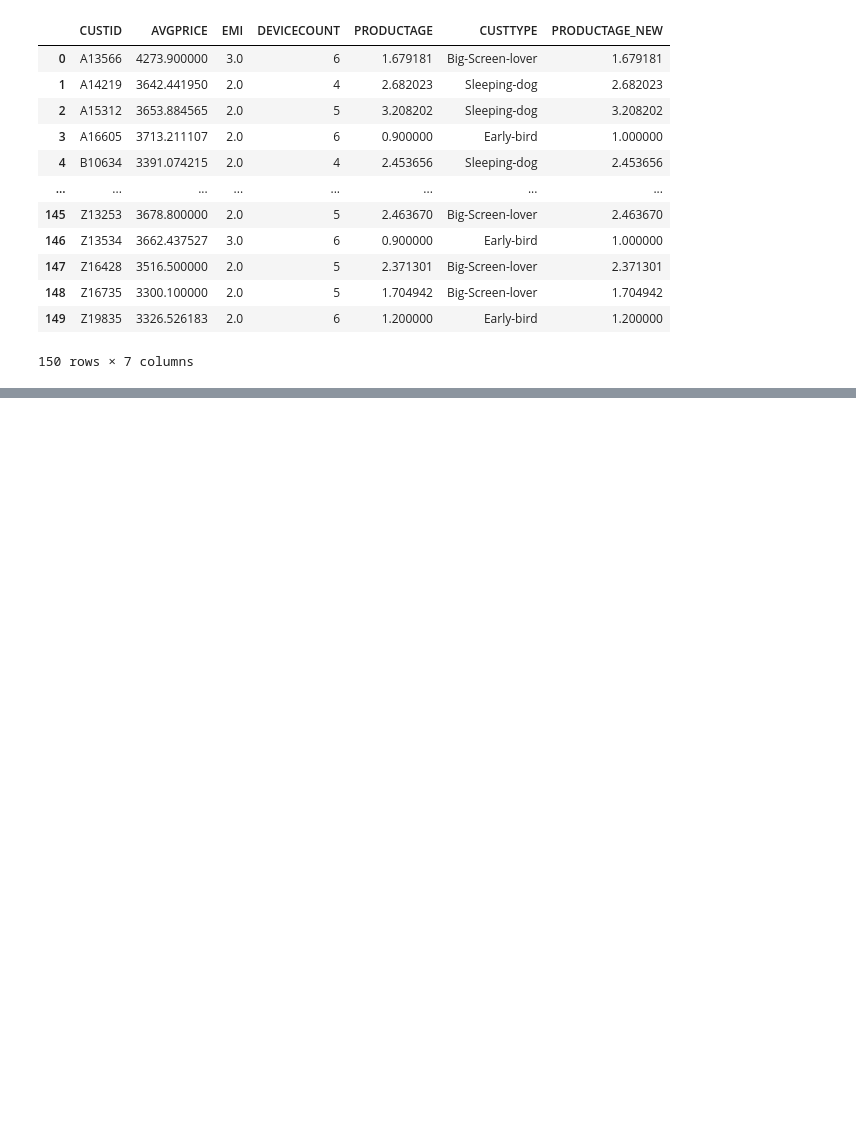
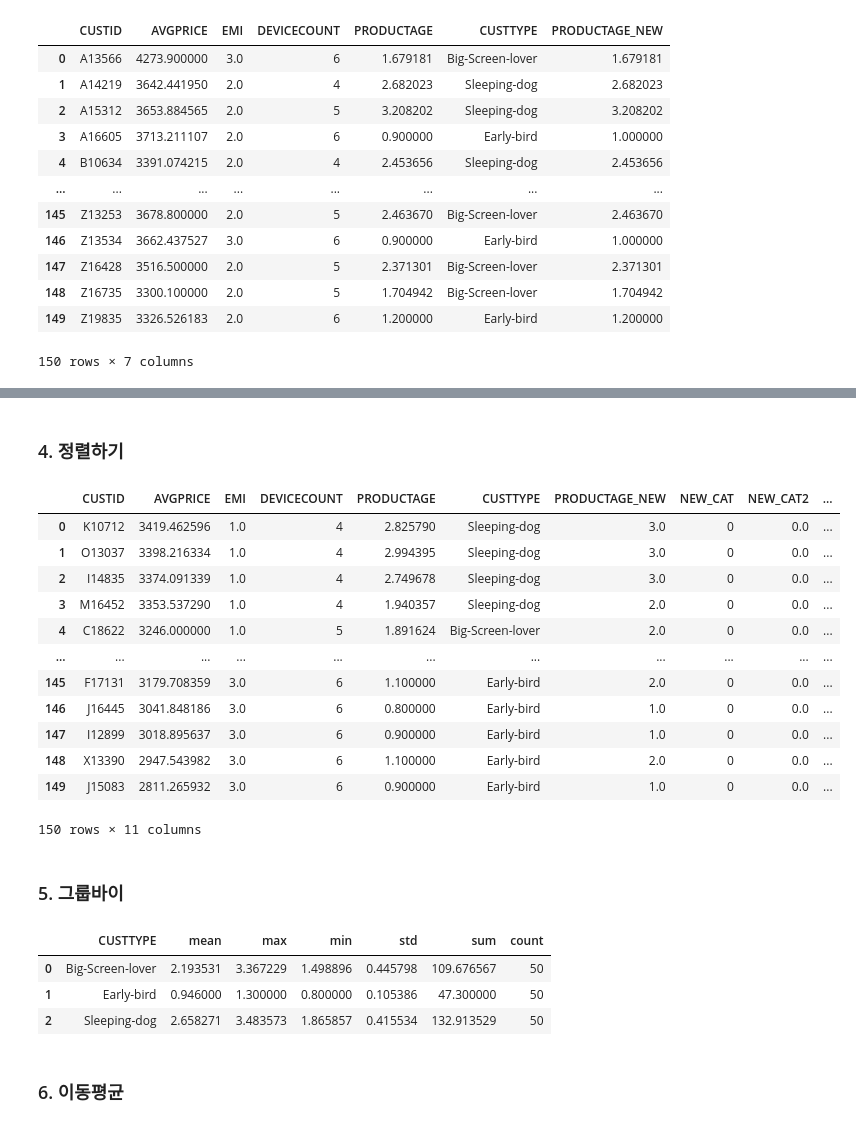
Before and after one commit to hyokwan/fintech_data_2026, a Jupyter notebook: codeset/01. data_analysis.ipynb, the cells around one changed output, grey strips where cells are left out. Saved outputs shown, nothing was run; the diff lists cells and outputs as text; code cells hidden in the pictures; blank space fills up the shorter version.

```diff
--- a/codeset/01. data_analysis.ipynb
+++ b/codeset/01. data_analysis.ipynb
@@ -183,0 +256,35 @@ customerData["PRODUCTAGE_NEW"] = \
+# %% [markdown]
+### 4. 정렬하기
+# %%
+# 정렬하기
+sortKey = ["EMI","AVGPRICE"]
+sortedData = customerData.sort_values( by = sortKey, ascending= [True, False] )
+sortedData = sortedData.reset_index(drop=True)
+sortedData
+# %% [output]
+|  | CUSTID | AVGPRICE | EMI | DEVICECOUNT | PRODUCTAGE | CUSTTYPE | PRODUCTAGE_NEW | NEW_CAT | NEW_CAT2 | ... |
+| 0 | K10712 | 3419.462596 | 1.0 | 4 | 2.825790 | Sleeping-dog | 3.0 | 0 | 0.0 | ... |
+| 1 | O13037 | 3398.216334 | 1.0 | 4 | 2.994395 | Sleeping-dog | 3.0 | 0 | 0.0 | ... |
+| 2 | I14835 | 3374.091339 | 1.0 | 4 | 2.749678 | Sleeping-dog | 3.0 | 0 | 0.0 | ... |
+| 3 | M16452 | 3353.537290 | 1.0 | 4 | 1.940357 | Sleeping-dog | 2.0 | 0 | 0.0 | ... |
+| 4 | C18622 | 3246.000000 | 1.0 | 5 | 1.891624 | Big-Screen-lover | 2.0 | 0 | 0.0 | ... |
+| ... | ... | ... | ... | ... | ... | ... | ... | ... | ... | ... |
+| 145 | F17131 | 3179.708359 | 3.0 | 6 | 1.100000 | Early-bird | 2.0 | 0 | 0.0 | ... |
+| 146 | J16445 | 3041.848186 | 3.0 | 6 | 0.800000 | Early-bird | 1.0 | 0 | 0.0 | ... |
+| 147 | I12899 | 3018.895637 | 3.0 | 6 | 0.900000 | Early-bird | 1.0 | 0 | 0.0 | ... |
+| 148 | X13390 | 2947.543982 | 3.0 | 6 | 1.100000 | Early-bird | 2.0 | 0 | 0.0 | ... |
+| 149 | J15083 | 2811.265932 | 3.0 | 6 | 0.900000 | Early-bird | 1.0 | 0 | 0.0 | ... |
+150 rows × 11 columns
+# %% [markdown]
+### 5. 그룹바이
+# %%
+# 고객타입별로 PRODUCTAGE의 평균을 찍어보고 싶다
+groupKey = ["CUSTTYPE"]
+customerData.groupby(by=groupKey)["PRODUCTAGE"].agg(["mean","max","min","std","sum","count"]).reset_index()
+# %% [output]
+|  | CUSTTYPE | mean | max | min | std | sum | count |
+| 0 | Big-Screen-lover | 2.193531 | 3.367229 | 1.498896 | 0.445798 | 109.676567 | 50 |
+| 1 | Early-bird | 0.946000 | 1.300000 | 0.800000 | 0.105386 | 47.300000 | 50 |
+| 2 | Sleeping-dog | 2.658271 | 3.483573 | 1.865857 | 0.415534 | 132.913529 | 50 |
+# %% [markdown]
+### 6. 이동평균
```
Also changed, not shown: parts of 24 cells of this notebook, 2 other files.
